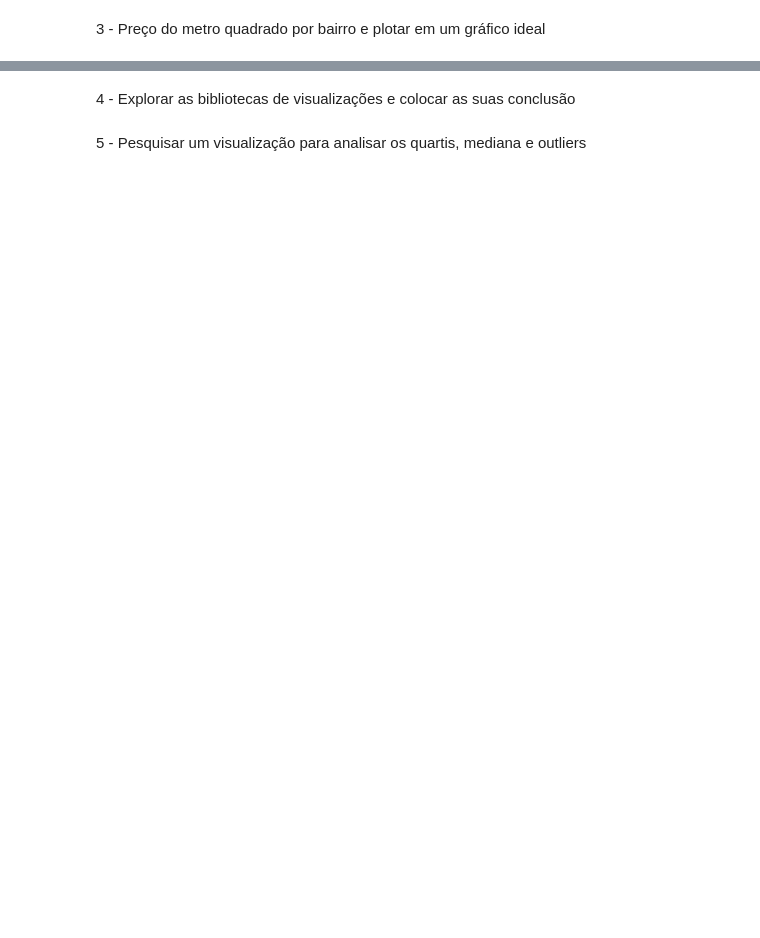
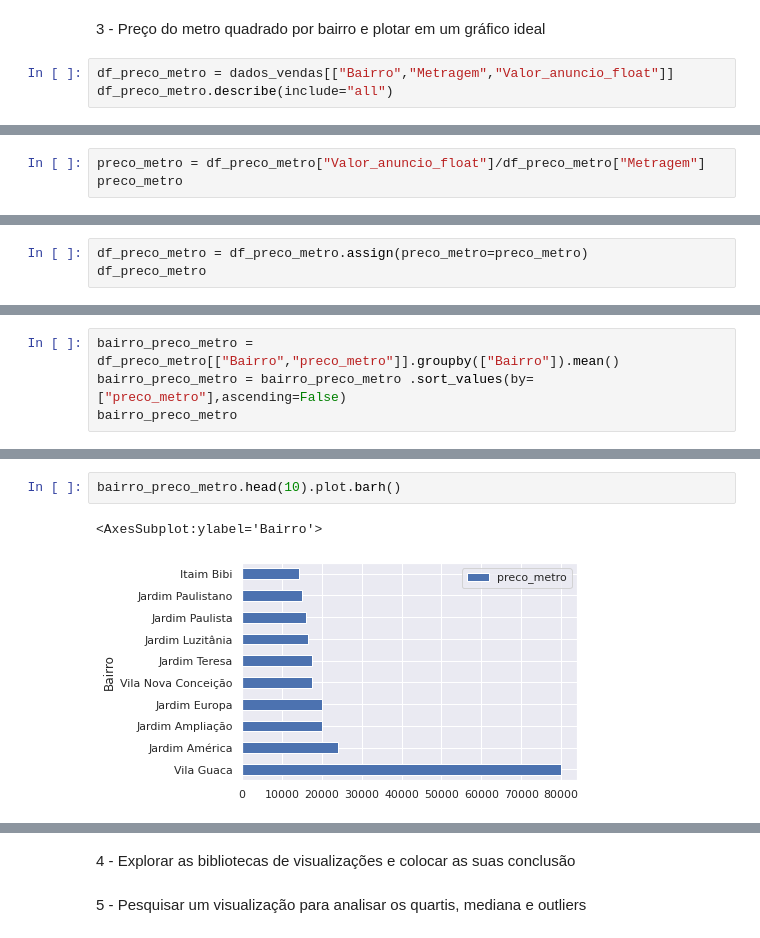
Before and after one commit to rafaelladuarte/imersao_dados_4, a Jupyter notebook: Imersao_Dados/Aulas/Aula_2.ipynb, the cells around one changed output, grey strips where cells are left out. Saved outputs shown, nothing was run; the diff lists cells and outputs as text; blank space fills up the shorter version.

```diff
--- a/Imersao_Dados/Aulas/Aula_2.ipynb
+++ b/Imersao_Dados/Aulas/Aula_2.ipynb
@@ -368,2 +487,5 @@ plt.show()
 # %% [markdown]
 3 - Preço do metro quadrado por bairro e plotar em um gráfico ideal
+# %%
+df_preco_metro = dados_vendas[["Bairro","Metragem","Valor_anuncio_float"]]
+df_preco_metro.describe(include="all")
@@ -369,0 +505,3 @@ plt.show()
+# %%
+preco_metro = df_preco_metro["Valor_anuncio_float"]/df_preco_metro["Metragem"]
+preco_metro
@@ -369,0 +521,3 @@ plt.show()
+# %%
+df_preco_metro = df_preco_metro.assign(preco_metro=preco_metro)
+df_preco_metro
@@ -369,0 +538,4 @@ plt.show()
+# %%
+bairro_preco_metro = df_preco_metro[["Bairro","preco_metro"]].groupby(["Bairro"]).mean()
+bairro_preco_metro = bairro_preco_metro .sort_values(by=["preco_metro"],ascending=False)
+bairro_preco_metro
@@ -369,0 +557,5 @@ plt.show()
+# %%
+bairro_preco_metro.head(10).plot.barh()
+# %% [output]
+<AxesSubplot:ylabel='Bairro'>
+[figure, added]
```
Also changed, not shown: parts of 35 cells of this notebook, 1 other file.
